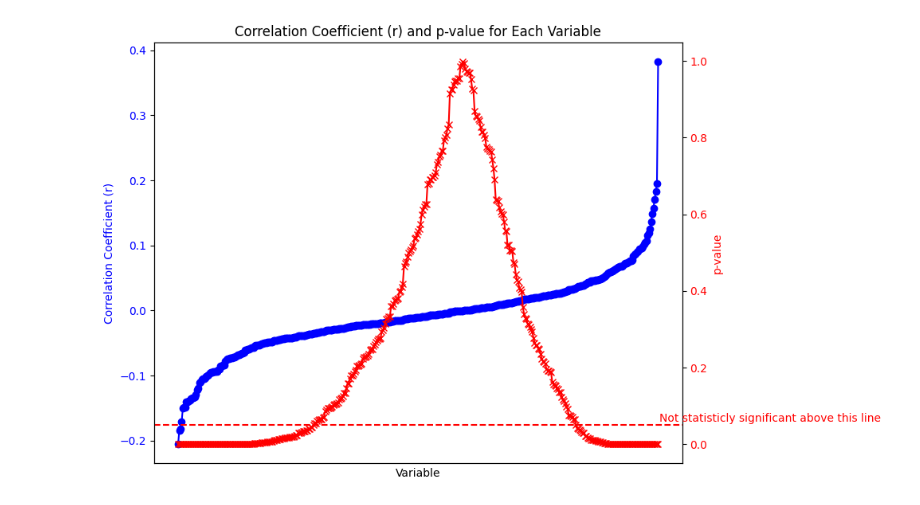
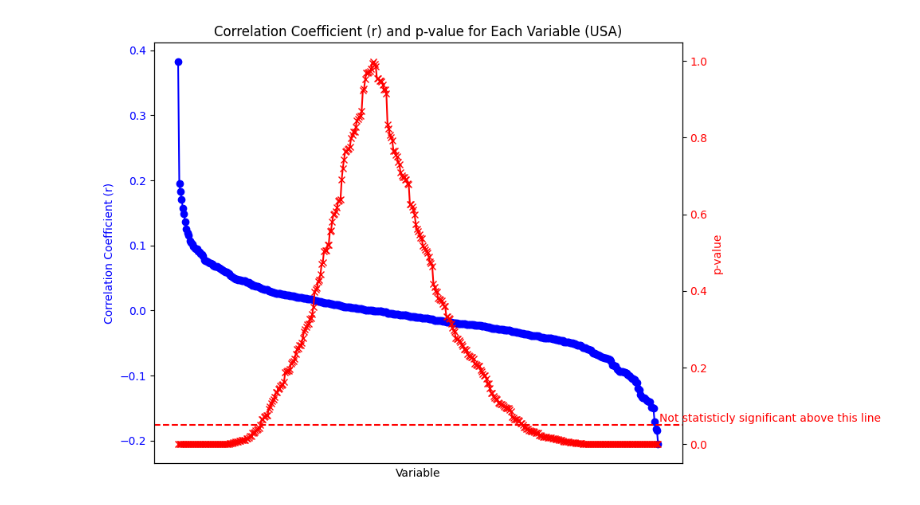
Before and after one commit to camo6016/sci7420, a Jupyter notebook: Analysis.ipynb, the cells around one changed output. Saved outputs shown, nothing was run; the diff lists cells and outputs as text; code cells hidden in the pictures.

```diff
--- a/Analysis.ipynb
+++ b/Analysis.ipynb
@@ -171,36 +166,39 @@ display(partial_corr_df_sig)
 # %%
 import matplotlib.pyplot as plt
+
+corr_df = corr_df.sort_values(by='USA_r', ascending=False)
 
 # Create a figure and axis for the plot
 fig, ax1 = plt.subplots(figsize=(10, 6))
 
 ax1.set_xlabel('Variable')
 ax1.set_ylabel('Correlation Coefficient (r)', color='blue')
-ax1.plot(partial_corr_df_sig.index, partial_corr_df_sig['r'], marker='o', color='blue', label='r')
+ax1.plot(corr_df.index, corr_df['USA_r'], marker='o', color='blue', label='r')
 ax1.tick_params(axis='y', labelcolor='blue')
 
 # Remove xticks
 ax1.set_xticklabels([])
 plt.tick_params(
     axis='x',
     which='both',
     bottom=False,
     top=False,
     labelbottom=False)
 
 
 ax2 = ax1.twinx()
 ax2.set_ylabel('p-value', color='red')
-ax2.plot(partial_corr_df_sig.index, partial_corr_df_sig['p-val'], marker='x', color='red', label='p-val')
+ax2.plot(corr_df.index, corr_df['USA_p-val'], marker='x', color='red', label='p-val')
 ax2.tick_params(axis='y', labelcolor='red')
 
 ax2.axhline(y=0.05, color='red', linestyle='--', label='p-value cutoff (0.05)')
-ax2.text(len(partial_corr_df_sig.index)-0.05, 0.05+0.01, 'Not statisticly significant above this line', color='red')
+ax2.text(len(corr_df.index)-0.05, 0.05+0.01, 'Not statisticly significant above this line', color='red')
 
-plt.title('Correlation Coefficient (r) and p-value for Each Variable')
+plt.title('Correlation Coefficient (r) and p-value for Each Variable (USA)')
 
 # Display the plot
 plt.tight_layout()
+plt.savefig('randp.png', format='png')
 plt.show()
 # %% [output]
-[figure, old version]
+[figure, new version]
```
Also changed, not shown: parts of 1 cell of this notebook, 2 other files.
